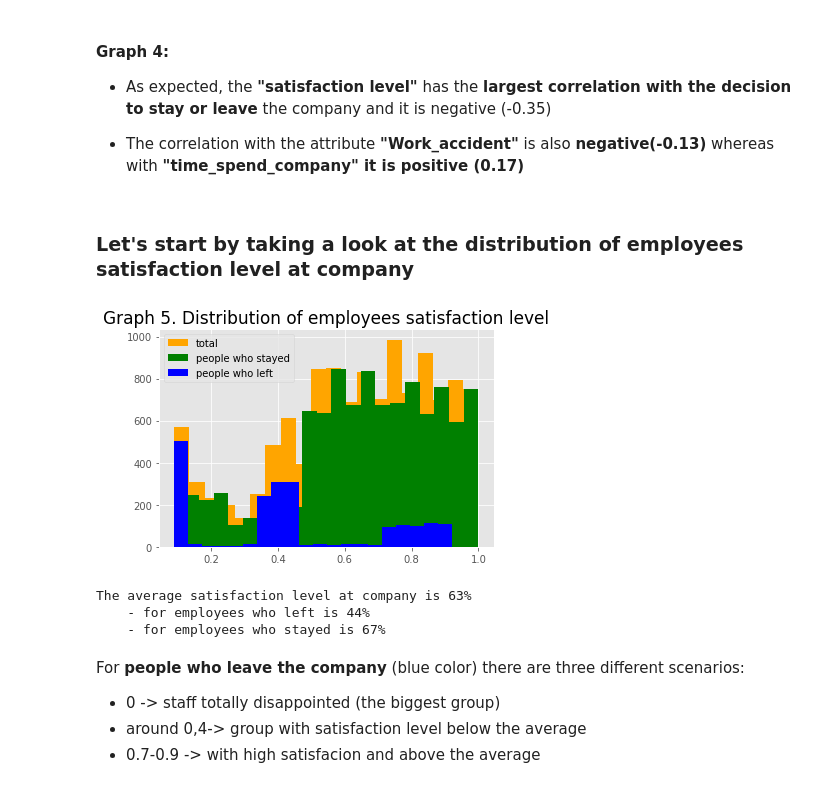
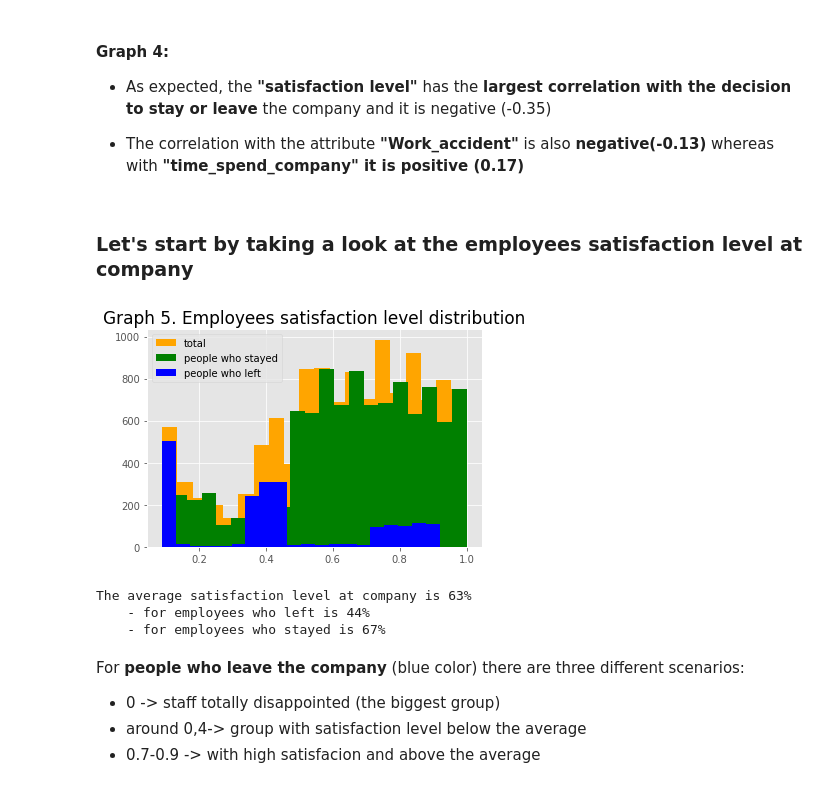
Before and after one commit to MariaGamero/TFM-ReasonsforEmployeeTurnover, a Jupyter notebook: 0.DataScrubbing.ipynb, the cells around one changed output. Drawn from its saved outputs; the diff is of its cells as text; code cells hidden in the pictures.

```diff
--- a/0.DataScrubbing.ipynb
+++ b/0.DataScrubbing.ipynb
@@ -382,21 +382,21 @@ plt.show()
 
 * The correlation with the attribute **"Work_accident"** is also **negative(-0.13)** whereas with **"time_spend_company" it is positive (0.17)**
 # %% [markdown]
-### Let's start by taking a look at the distribution of employees satisfaction level at company
+### Let's start by taking a look at the employees satisfaction level at company
 # %%
 #Graph:
 plt.hist(hr_no_dupl.satisfaction_level,bins=20,color='orange',label='total')
 plt.hist(people_who_stay.satisfaction_level,bins=20,color='green',label='people who stayed',) #people who stay
 plt.hist(people_who_leave.satisfaction_level,bins=20,color='blue',label='people who left') #people who leave
-plt.title("Graph 5. Distribution of employees satisfaction level", fontsize = 17)
+plt.title("Graph 5. Employees satisfaction level distribution", fontsize = 17)
 plt.legend()
 plt.show()
 
 print('The average satisfaction level at company is %.f'%(hr_no_dupl.satisfaction_level.mean()*100) + '%')
 print('    - for employees who left is %.f' %(people_who_leave.satisfaction_level.mean()*100) + '%')
 print('    - for employees who stayed is %.f' %(people_who_stay.satisfaction_level.mean()*100) + '%')
 # %% [output]
-[figure, old version]
+[figure, new version]
 The average satisfaction level at company is 63%
     - for employees who left is 44%
     - for employees who stayed is 67%
```
Also changed, not shown: parts of 37 cells of this notebook.
